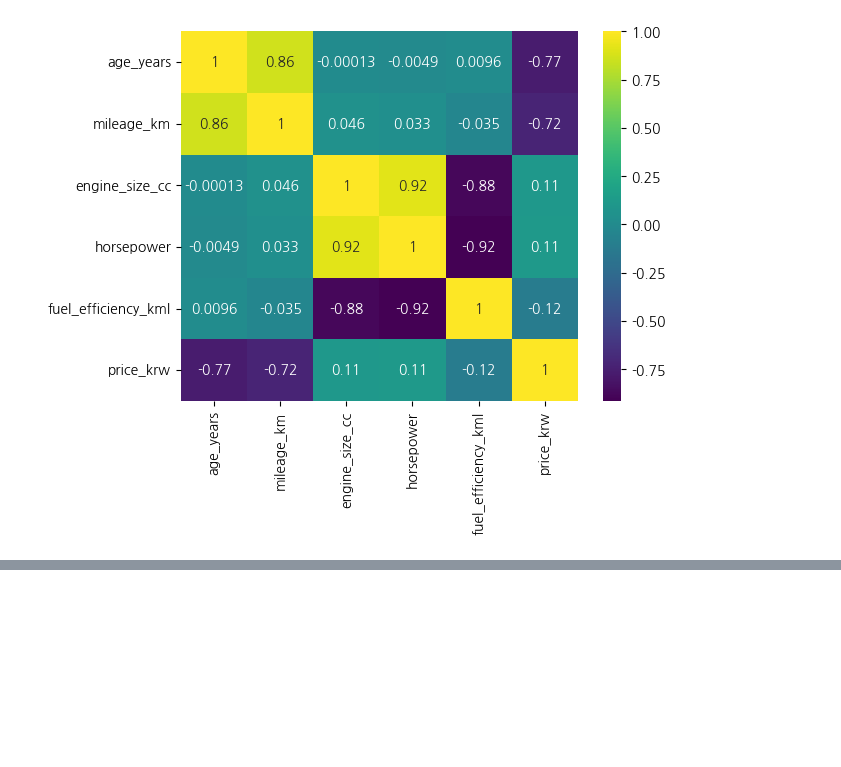
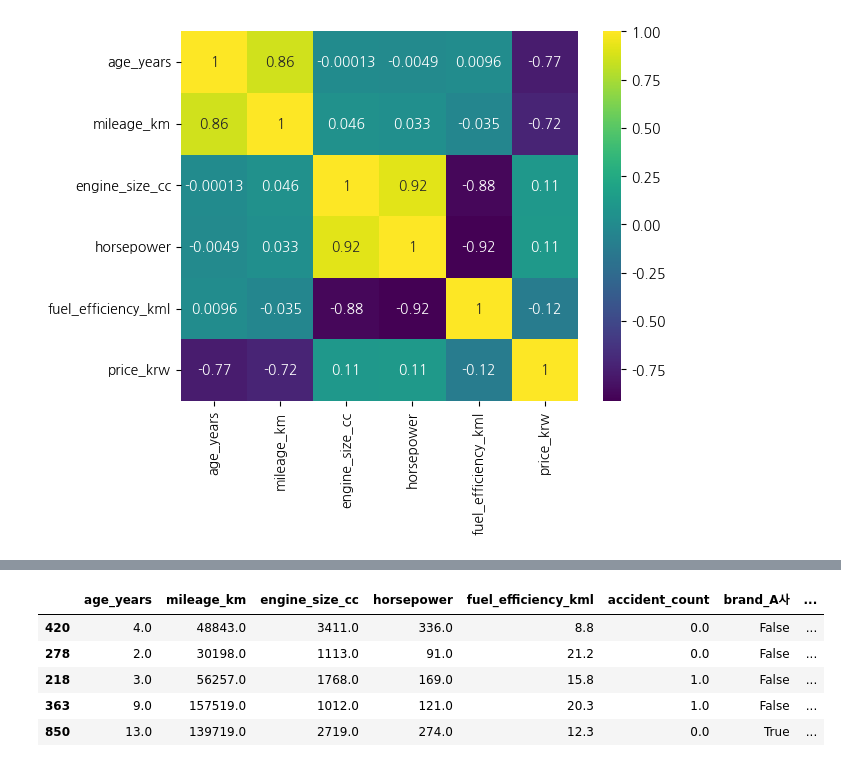
Before and after one commit to Njeon3091/AICE_study, a Jupyter notebook: Epass_1.ipynb, the cells around one changed output, grey strips where cells are left out. Saved outputs shown, nothing was run; the diff lists cells and outputs as text; code cells hidden in the pictures; blank space fills up the shorter version.

```diff
--- a/Epass_1.ipynb
+++ b/Epass_1.ipynb
@@ -259,7 +260,7 @@ plt.show()
 # %% [output]
 [figure]
 # %%
-y = car_numeric['price_krw']
+y = car_numeric[['price_krw']]
 x = car_numeric.drop(['price_krw'], axis=1)
 # %%
 x.info()
@@ -297,7 +298,7 @@ from sklearn.model_selection import train_test_split
 
 tts = train_test_split
 
-x_train, y_train, x_test, y_test = tts(x, y, test_size=0.3, random_state = 100)
+x_train, x_test, y_train, y_test = tts(x, y, test_size=0.3, random_state = 100)
 # %%
 x_train.shape, y_train.shape, x_test.shape, y_test.shape
 # %% [output]
@@ -304,0 +306,9 @@ x_train.shape, y_train.shape, x_test.shape, y_test.shape
+# %%
+x_train.head()
+# %% [output]
+|  | age_years | mileage_km | engine_size_cc | horsepower | fuel_efficiency_kml | accident_count | brand_A사 | ... |
+| 420 | 4.0 | 48843.0 | 3411.0 | 336.0 | 8.8 | 0.0 | False | ... |
+| 278 | 2.0 | 30198.0 | 1113.0 | 91.0 | 21.2 | 0.0 | False | ... |
+| 218 | 3.0 | 56257.0 | 1768.0 | 169.0 | 15.8 | 1.0 | False | ... |
+| 363 | 9.0 | 157519.0 | 1012.0 | 121.0 | 20.3 | 1.0 | False | ... |
+| 850 | 13.0 | 139719.0 | 2719.0 | 274.0 | 12.3 | 0.0 | True | ... |
```
Also changed, not shown: parts of 12 cells of this notebook.
